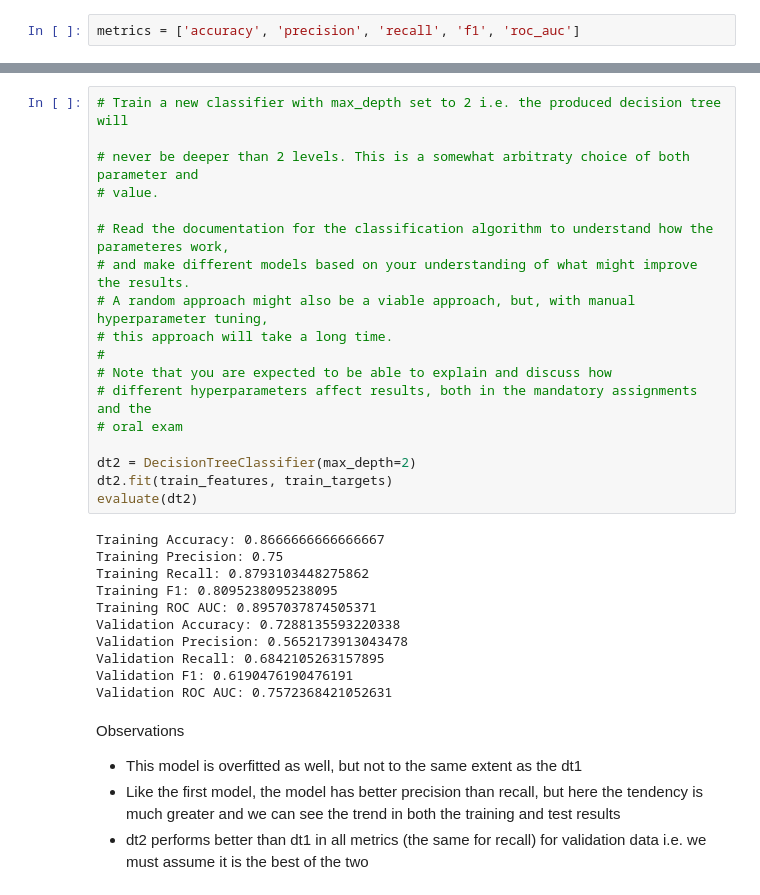
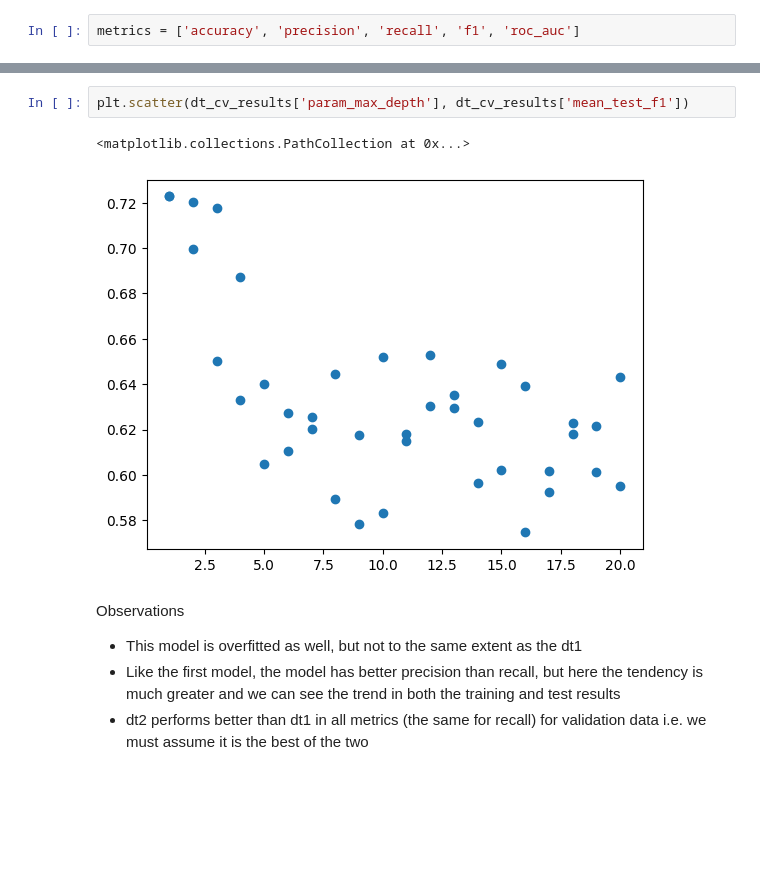
Before and after one commit to lavima/itf31519_2024, a Jupyter notebook: more_supervised_algorithmss/comparing_supportvectormachines_decisiontrees_naivebayes.ipynb, the cells around one changed output, grey strips where cells are left out. Drawn from its saved outputs; the diff is of its cells as text; blank space fills up the shorter version.

```diff
--- a/more_supervised_algorithmss/comparing_supportvectormachines_decisiontrees_naivebayes.ipynb
+++ b/more_supervised_algorithmss/comparing_supportvectormachines_decisiontrees_naivebayes.ipynb
@@ -135,32 +155,8 @@ SyntaxError: invalid syntax. Perhaps you forgot a comma? (1489189281.py, line 2)
-# %%
-# Train a new classifier with max_depth set to 2 i.e. the produced decision tree will
-
-# never be deeper than 2 levels. This is a somewhat arbitraty choice of both parameter and
-# value.
-
-# Read the documentation for the classification algorithm to understand how the parameteres work,
-# and make different models based on your understanding of what might improve the results.
-# A random approach might also be a viable approach, but, with manual hyperparameter tuning,
-# this approach will take a long time.
-#
-# Note that you are expected to be able to explain and discuss how
-# different hyperparameters affect results, both in the mandatory assignments and the
-# oral exam
-
-dt2 = DecisionTreeClassifier(max_depth=2)
-dt2.fit(train_features, train_targets)
-evaluate(dt2)
-# %% [output]
-Training Accuracy: 0.8666666666666667
-Training Precision: 0.75
-Training Recall: 0.8793103448275862
-Training F1: 0.8095238095238095
-Training ROC AUC: 0.8957037874505371
-Validation Accuracy: 0.7288135593220338
-Validation Precision: 0.5652173913043478
-Validation Recall: 0.6842105263157895
-Validation F1: 0.6190476190476191
-Validation ROC AUC: 0.7572368421052631
+# %%
+plt.scatter(dt_cv_results['param_max_depth'], dt_cv_results['mean_test_f1'])
+# %% [output]
+<matplotlib.collections.PathCollection at 0x...>
+[figure, added]
 # %% [markdown]
 Observations
 * This model is overfitted as well, but not to the same extent as the dt1
```
Also changed, not shown: parts of 19 cells of this notebook.
